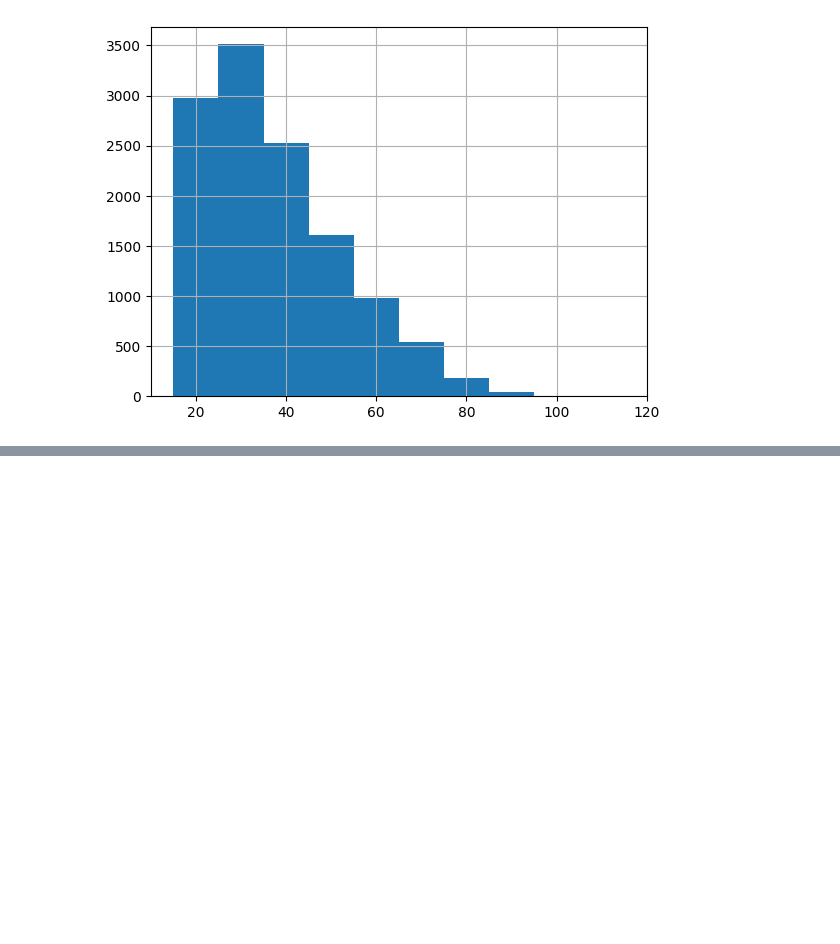
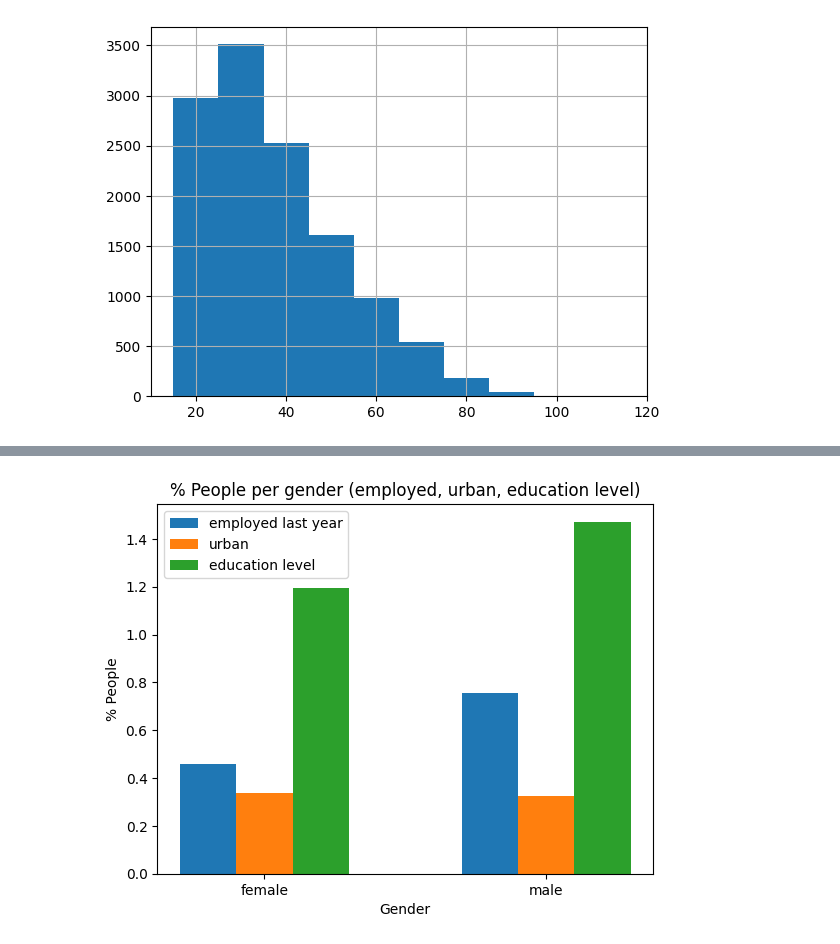
Before and after one commit to jsemeano/IMK_Python_Workshop, a Jupyter notebook: Tag_2/2_Visualisierung.ipynb, the cells around one changed output, grey strips where cells are left out. Saved outputs shown, nothing was run; the diff lists cells and outputs as text; code cells hidden in the pictures; blank space fills up the shorter version.

```diff
--- a/Tag_2/2_Visualisierung.ipynb
+++ b/Tag_2/2_Visualisierung.ipynb
@@ -57,0 +63,14 @@ df.groupby('religion')[['is_urban', 	'employed_last_year']].mean().T.plot()
+# %%
+X_axis = np.arange(len(df.groupby('gender')[['is_urban', 	'employed_last_year']].sum().index))
+
+plt.bar(X_axis-0.2, df.groupby('gender')['employed_last_year'].mean(), 0.2, label='employed last year');
+plt.bar(X_axis, df.groupby('gender')['is_urban'].mean(), 0.2, label='urban');
+plt.bar(X_axis+0.2, df.groupby('gender')['education_level'].mean(), 0.2, label='education level');
+
+plt.xticks(X_axis, df.groupby('gender')[['is_urban', 	'employed_last_year']].sum().index)
+plt.xlabel("Gender")
+plt.ylabel("% People")
+plt.legend()
+plt.title("% People per gender (employed, urban, education level)") ;
+# %% [output]
+[figure, added]
```
Also changed, not shown: parts of 22 cells of this notebook.
